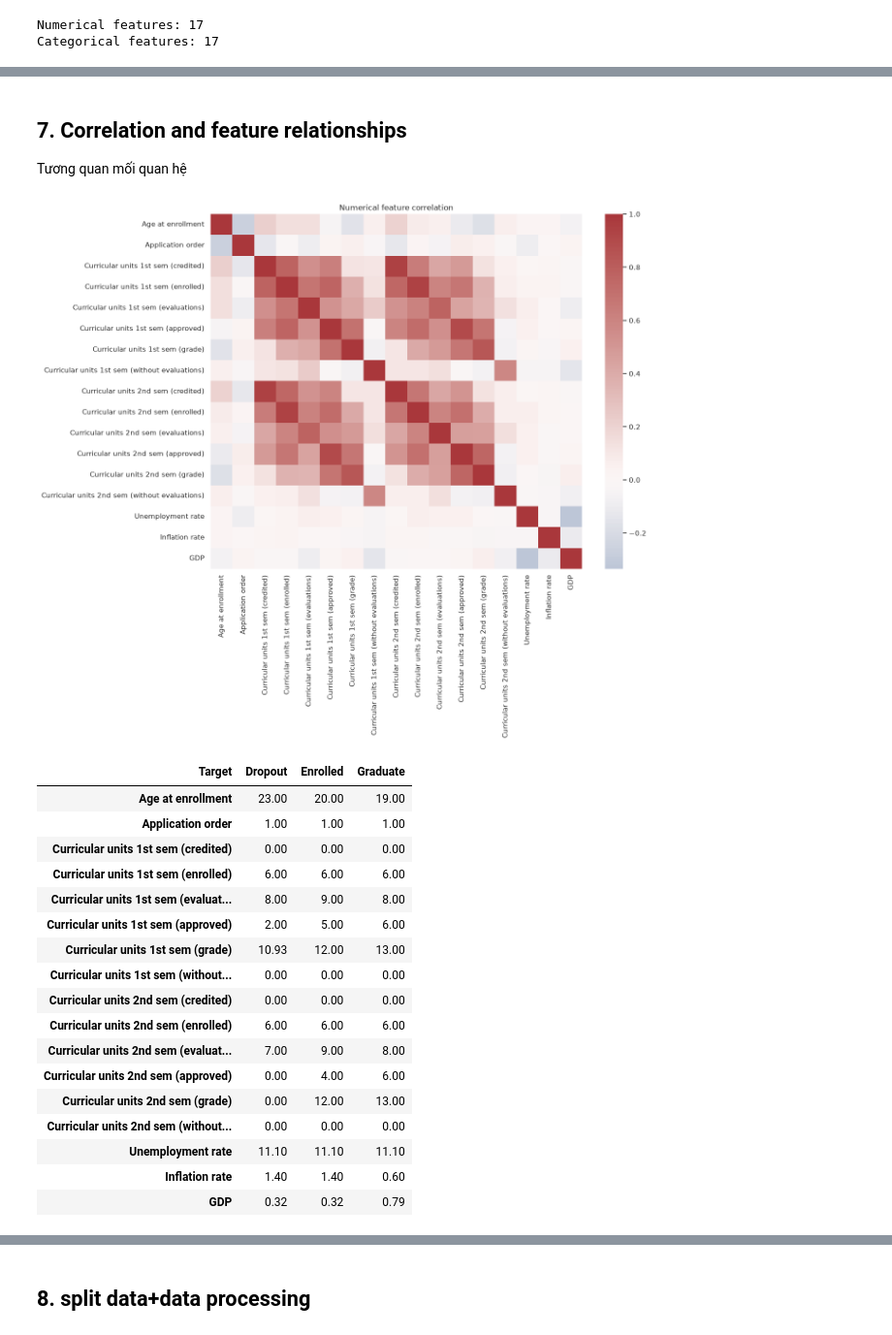
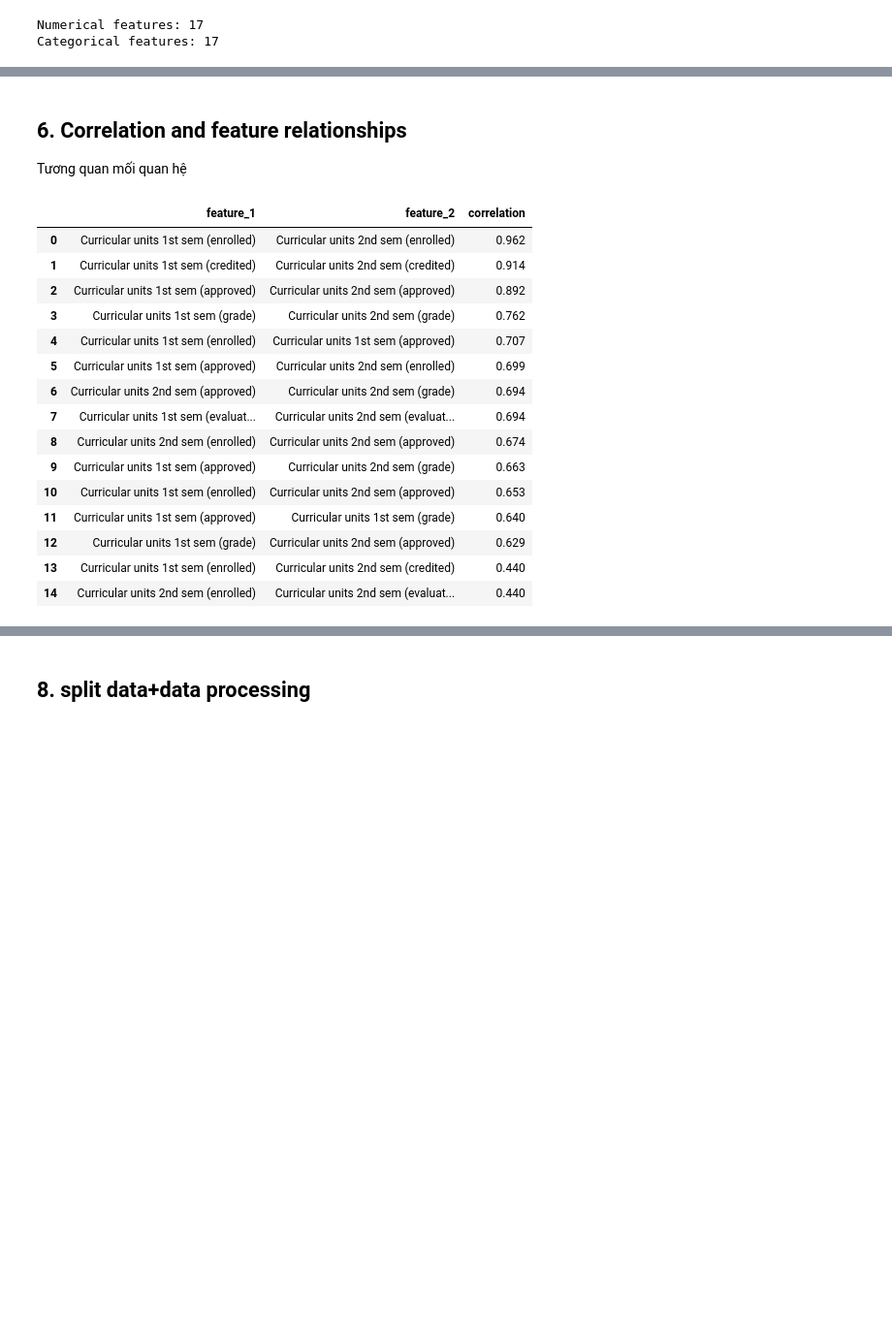
Before and after one commit to sondts-ai/student_outcome_mlops, a Jupyter notebook: project/notebooks/improve_baseline.ipynb, the cells around one changed output, grey strips where cells are left out. Shown at 97% size. Drawn from its saved outputs; the diff is of its cells as text; code cells hidden in the pictures; blank space fills up the shorter version.

```diff
--- a/project/notebooks/improve_baseline.ipynb
+++ b/project/notebooks/improve_baseline.ipynb
@@ -300,31 +293,51 @@ display(pd.DataFrame(rare_summary))
 # %% [markdown]
-## 7. Correlation and feature relationships
+## 6. Correlation and feature relationships
 
 Tương quan mối quan hệ
 # %%
-plt.figure(figsize=(13, 10))
-sns.heatmap(df[numerical_cols].corr(), cmap="vlag", center=0, annot=False)
-plt.title("Numerical feature correlation")
-plt.show()
 
-display(df.groupby(TARGET)[numerical_cols].median().T.round(2))
+import numpy as np
+import pandas as pd
+
+corr = df[numerical_cols].corr(method="spearman")
+
+
+upper = corr.where(
+    np.triu(np.ones(corr.shape, dtype=bool), k=1)
+)
+
+corr_pairs = (
+    upper.stack()
+    .rename("correlation")
+    .reset_index()
+)
+
+corr_pairs.columns = ["feature_1", "feature_2", "correlation"]
+
+corr_pairs["abs_correlation"] = corr_pairs["correlation"].abs()
+
+display(
+    corr_pairs
+    .sort_values("abs_correlation", ascending=False)
+    .drop(columns="abs_correlation")
+    .head(15)
+    .round(3)
+    .reset_index(drop=True)
+)
 # %% [output]
-[figure, removed]
-| Target | Dropout | Enrolled | Graduate |
-| Age at enrollment | 23.00 | 20.00 | 19.00 |
-| Application order | 1.00 | 1.00 | 1.00 |
-| Curricular units 1st sem (credited) | 0.00 | 0.00 | 0.00 |
-| Curricular units 1st sem (enrolled) | 6.00 | 6.00 | 6.00 |
-| Curricular units 1st sem (evaluat... | 8.00 | 9.00 | 8.00 |
-| Curricular units 1st sem (approved) | 2.00 | 5.00 | 6.00 |
-| Curricular units 1st sem (grade) | 10.93 | 12.00 | 13.00 |
-| Curricular units 1st sem (without... | 0.00 | 0.00 | 0.00 |
-| Curricular units 2nd sem (credited) | 0.00 | 0.00 | 0.00 |
-| Curricular units 2nd sem (enrolled) | 6.00 | 6.00 | 6.00 |
-| Curricular units 2nd sem (evaluat... | 7.00 | 9.00 | 8.00 |
-| Curricular units 2nd sem (approved) | 0.00 | 4.00 | 6.00 |
-| Curricular units 2nd sem (grade) | 0.00 | 12.00 | 13.00 |
-| Curricular units 2nd sem (without... | 0.00 | 0.00 | 0.00 |
-| Unemployment rate | 11.10 | 11.10 | 11.10 |
-| Inflation rate | 1.40 | 1.40 | 0.60 |
-| GDP | 0.32 | 0.32 | 0.79 |
+|  | feature_1 | feature_2 | correlation |
+| 0 | Curricular units 1st sem (enrolled) | Curricular units 2nd sem (enrolled) | 0.962 |
+| 1 | Curricular units 1st sem (credited) | Curricular units 2nd sem (credited) | 0.914 |
+| 2 | Curricular units 1st sem (approved) | Curricular units 2nd sem (approved) | 0.892 |
+| 3 | Curricular units 1st sem (grade) | Curricular units 2nd sem (grade) | 0.762 |
+| 4 | Curricular units 1st sem (enrolled) | Curricular units 1st sem (approved) | 0.707 |
+| 5 | Curricular units 1st sem (approved) | Curricular units 2nd sem (enrolled) | 0.699 |
+| 6 | Curricular units 2nd sem (approved) | Curricular units 2nd sem (grade) | 0.694 |
+| 7 | Curricular units 1st sem (evaluat... | Curricular units 2nd sem (evaluat... | 0.694 |
+| 8 | Curricular units 2nd sem (enrolled) | Curricular units 2nd sem (approved) | 0.674 |
+| 9 | Curricular units 1st sem (approved) | Curricular units 2nd sem (grade) | 0.663 |
+| 10 | Curricular units 1st sem (enrolled) | Curricular units 2nd sem (approved) | 0.653 |
+| 11 | Curricular units 1st sem (approved) | Curricular units 1st sem (grade) | 0.640 |
+| 12 | Curricular units 1st sem (grade) | Curricular units 2nd sem (approved) | 0.629 |
+| 13 | Curricular units 1st sem (enrolled) | Curricular units 2nd sem (credited) | 0.440 |
+| 14 | Curricular units 2nd sem (enrolled) | Curricular units 2nd sem (evaluat... | 0.440 |
```
Also changed, not shown: parts of 47 cells of this notebook, 5 other files.
